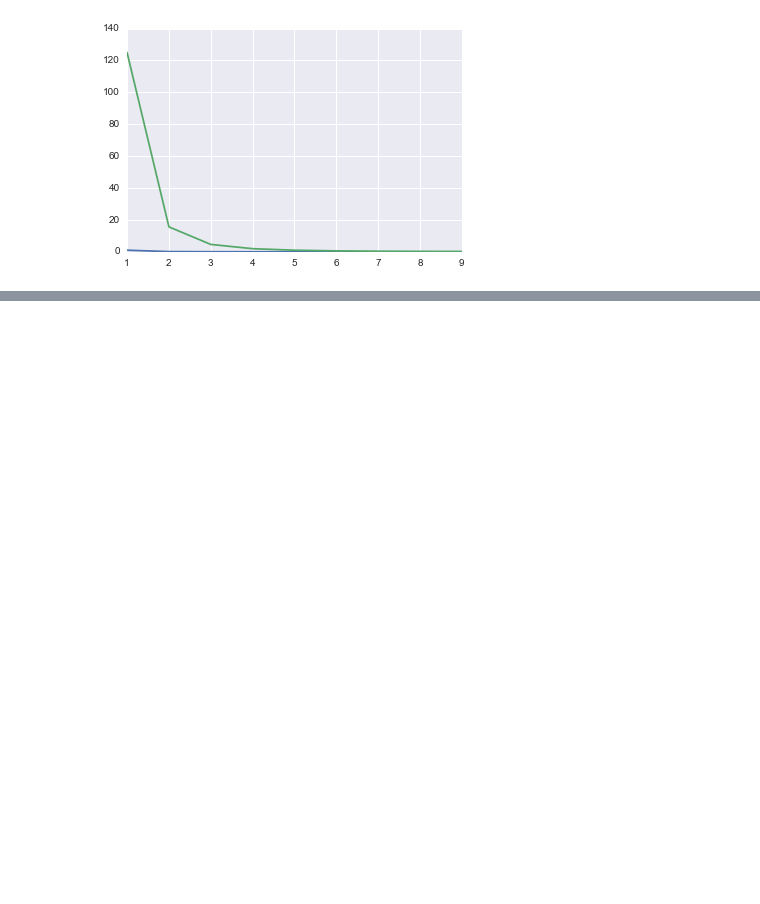
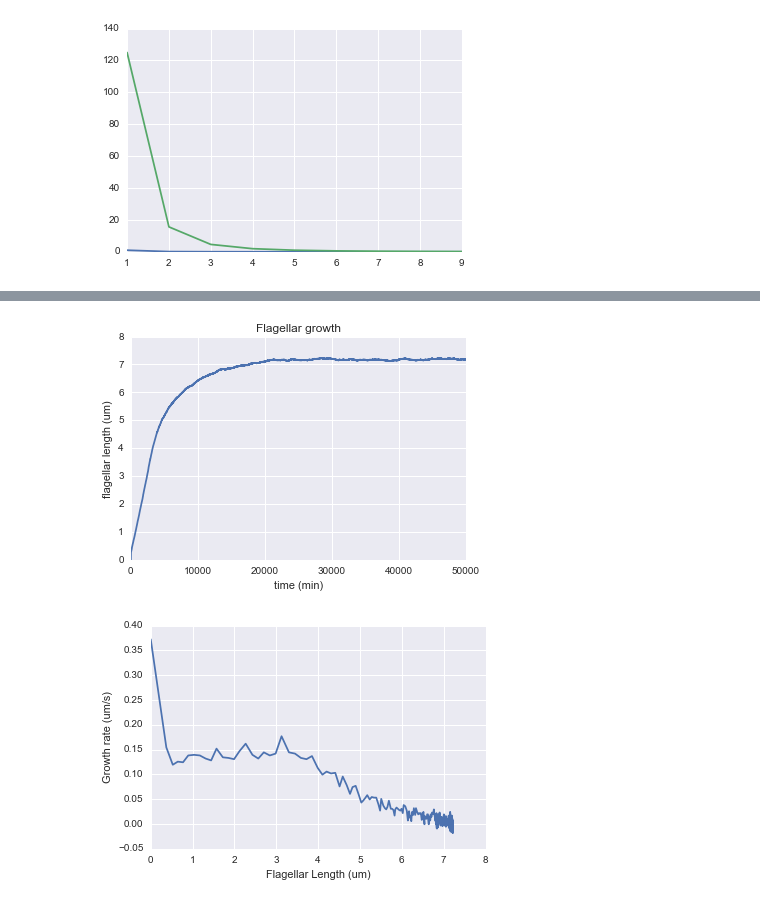
Before and after one commit to nathendel/marshall-lab, a Jupyter notebook: agent-based-ift.ipynb, the cells around one changed output, grey strips where cells are left out. Saved outputs shown, nothing was run; the diff lists cells and outputs as text; code cells hidden in the pictures; blank space fills up the shorter version.

```diff
--- a/agent-based-ift.ipynb
+++ b/agent-based-ift.ipynb
@@ -1089,0 +1016,5 @@ run(Cell2(L=0,N=50,trans_speed=1.8/10,avalanche_on=True,L_mod=True, build_size=.
+# %%
+run(Cell2(k_on=1))
+# %% [output]
+[figure, added]
+[figure, added]
```
Also changed, not shown: parts of 21 cells of this notebook.
